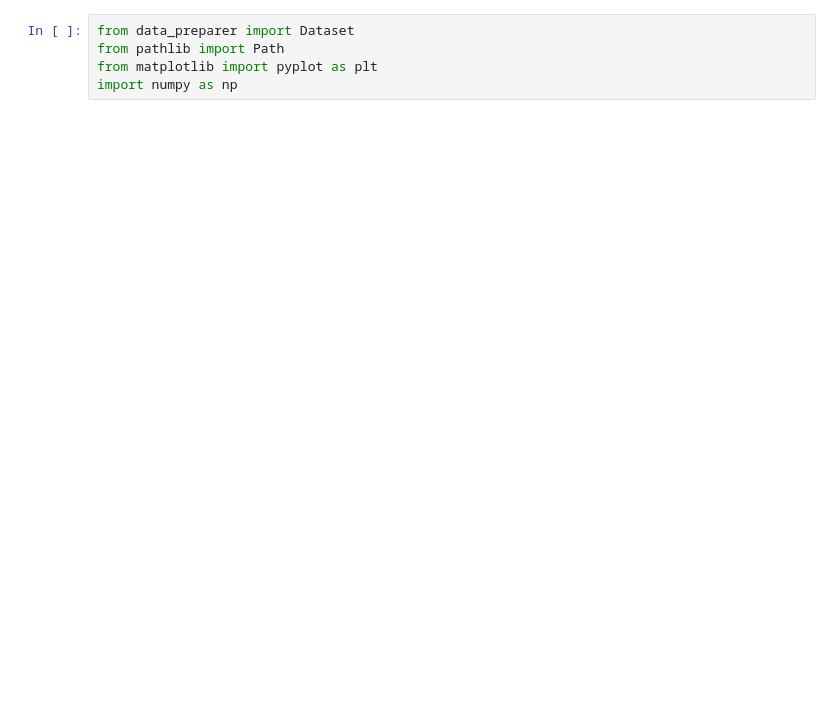
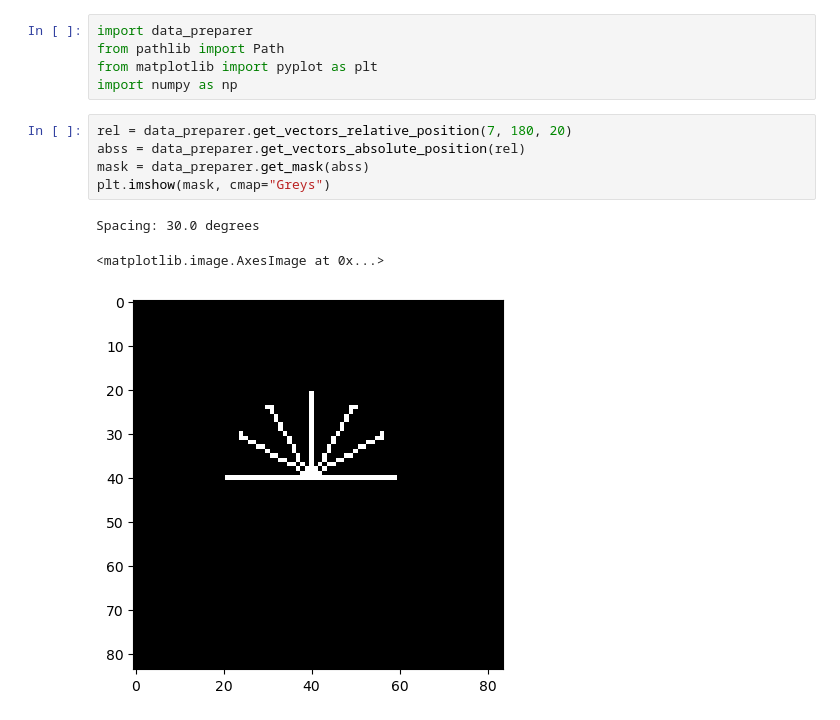
Before and after one commit to Johannes-Walter/MRI-Speech-Identification, a Jupyter notebook: example.ipynb, the cells around one changed output. Cells and saved outputs as stored; diff of their text form; blank space fills up the shorter version.

```diff
--- a/example.ipynb
+++ b/example.ipynb
@@ -1,8 +1,17 @@
 # %%
-from data_preparer import Dataset
+import data_preparer
 from pathlib import Path
 from matplotlib import pyplot as plt
 import numpy as np
+# %%
+rel = data_preparer.get_vectors_relative_position(7, 180, 20)
+abss = data_preparer.get_vectors_absolute_position(rel)
+mask = data_preparer.get_mask(abss)
+plt.imshow(mask, cmap="Greys")
+# %% [output]
+Spacing: 30.0 degrees
+<matplotlib.image.AxesImage at 0x...>
+[figure, added]
 # %%
 file = "sub001_2drt_07_grandfather1_r1_recon.h5"
 # file = "sub001_2drt_01_vcv1_r1_recon.h5"
```
Also changed, not shown: parts of 6 cells of this notebook, 7 other files.
